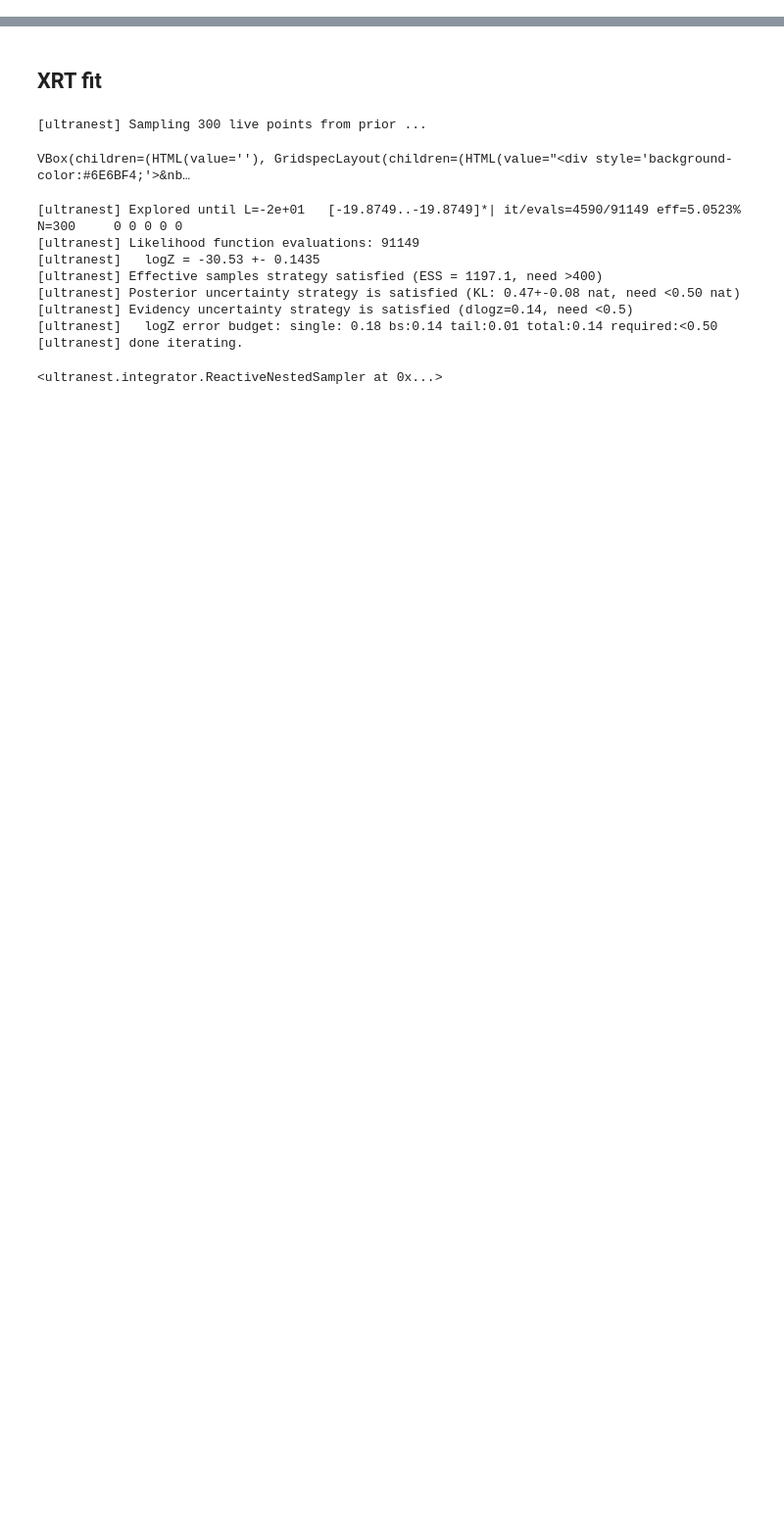
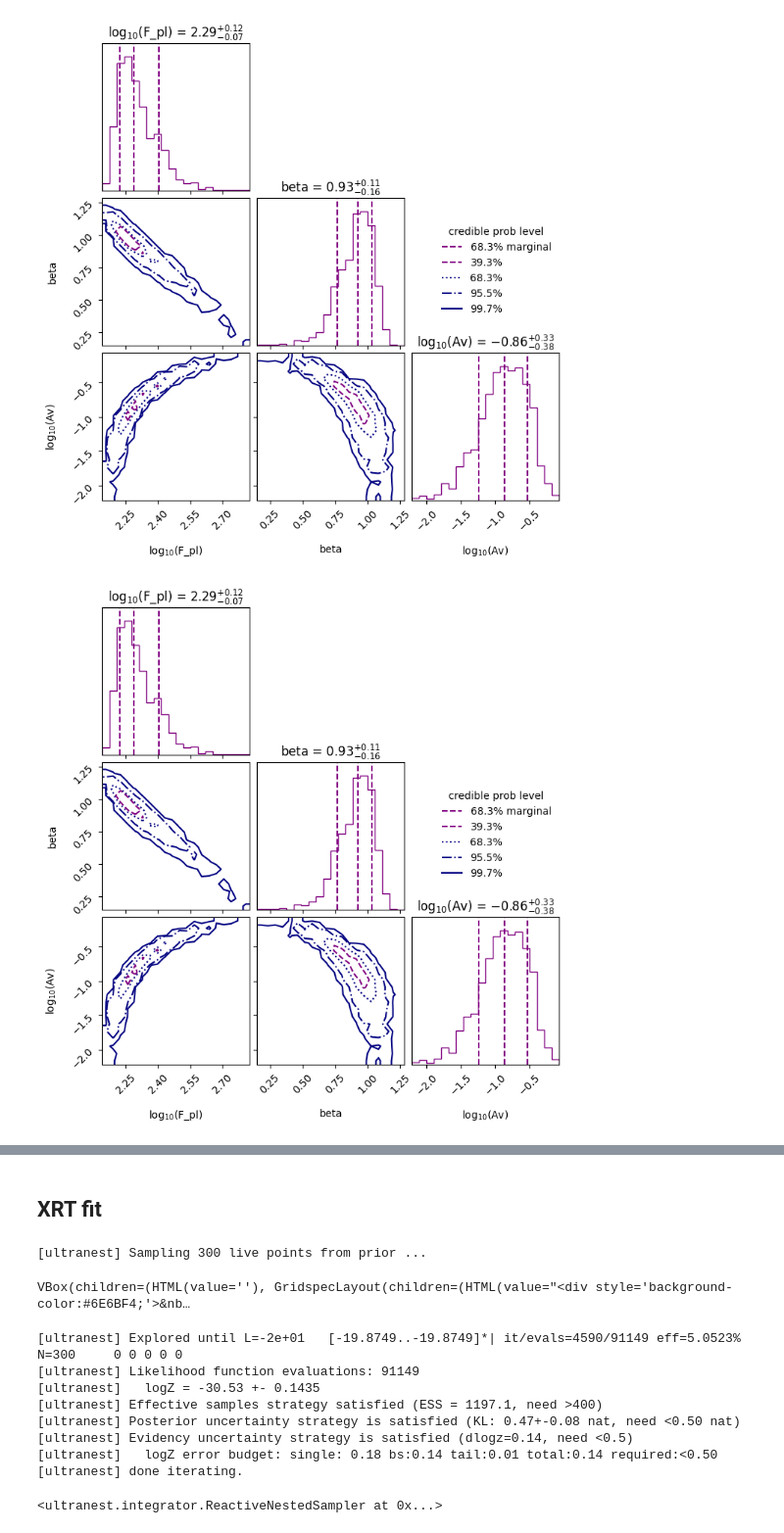
Before and after one commit to 7DimensionalTelescope/GRB251013C, a Jupyter notebook: run.ipynb, the cells around one changed output, grey strips where cells are left out. Shown at 98% size. Cells and saved outputs as stored; diff of their text form; code cells hidden in the pictures; blank space fills up the shorter version.

```diff
--- a/run.ipynb
+++ b/run.ipynb
@@ -28,2 +14,13 @@ df
 # %%
-host_extinction = host_galaxy_extinction("MW", z=REDSHIFT)
+df = read_data("sdt", correct_galactic_extinction=True, add_converted_flux=True)
+
+eta = host_galaxy_extinction_curve(df["freqeuncy_Hz"])
+combined_func = lambda x, *params: power_law(x, *params[:2], x0=1e15) * host_galaxy_extinction(x, *params[2:], eta=eta)
+
+param_bounds, prior = power_law_prior(data_type="sed")
+param_bounds_ext, prior_ext = host_galaxy_extinction_prior()
+param_bounds.update(param_bounds_ext)
+prior.update(prior_ext)
+
+alz_sed = Analyzer(df["freqeuncy_Hz"], df["flux_mJy"], combined_func, data_type="sed", y_data_error=df["flux_error_mJy"], x_data_error=df["frequency_error_Hz"], param_bounds=param_bounds, prior=prior)
+alz_sed.run()
@@ -43,0 +29,5 @@ from matplotlib import pyplot as plt
+# %%
+alz_sed.plot_corner()
+# %% [output]
+[figure, added]
+[figure, added]
```
Also changed, not shown: parts of 27 cells of this notebook, 11 other files.
